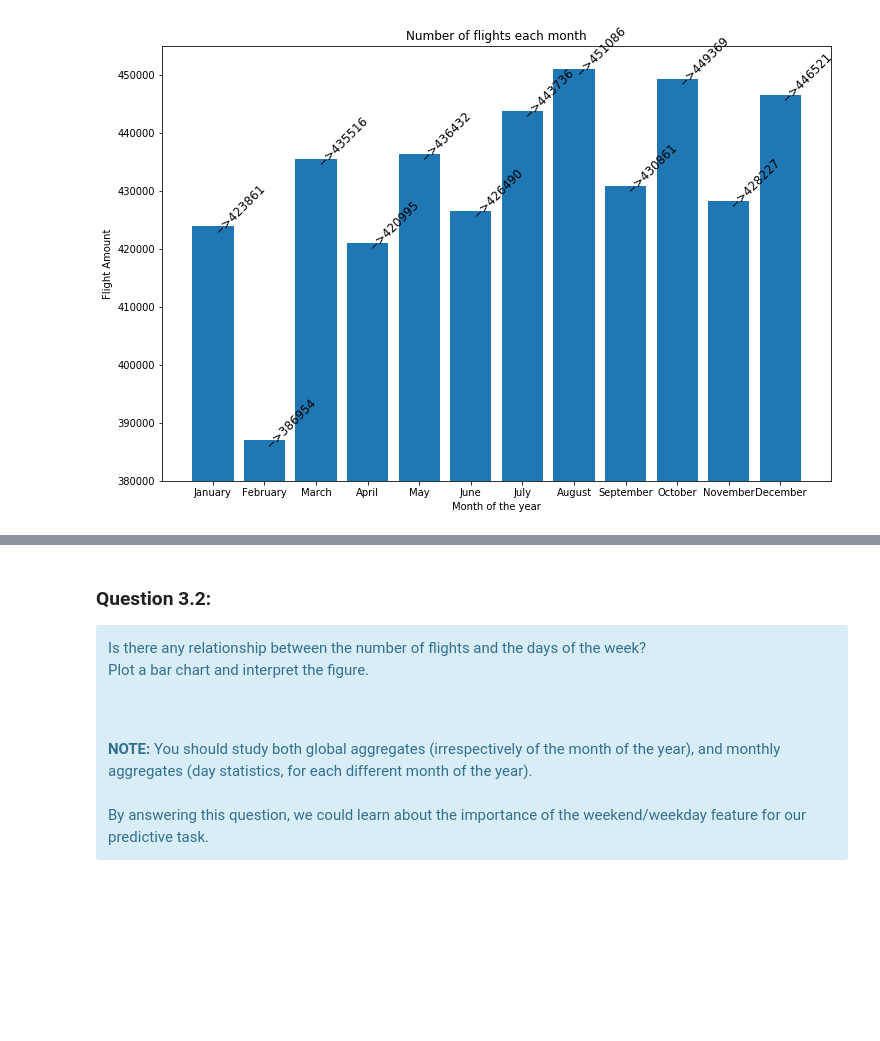
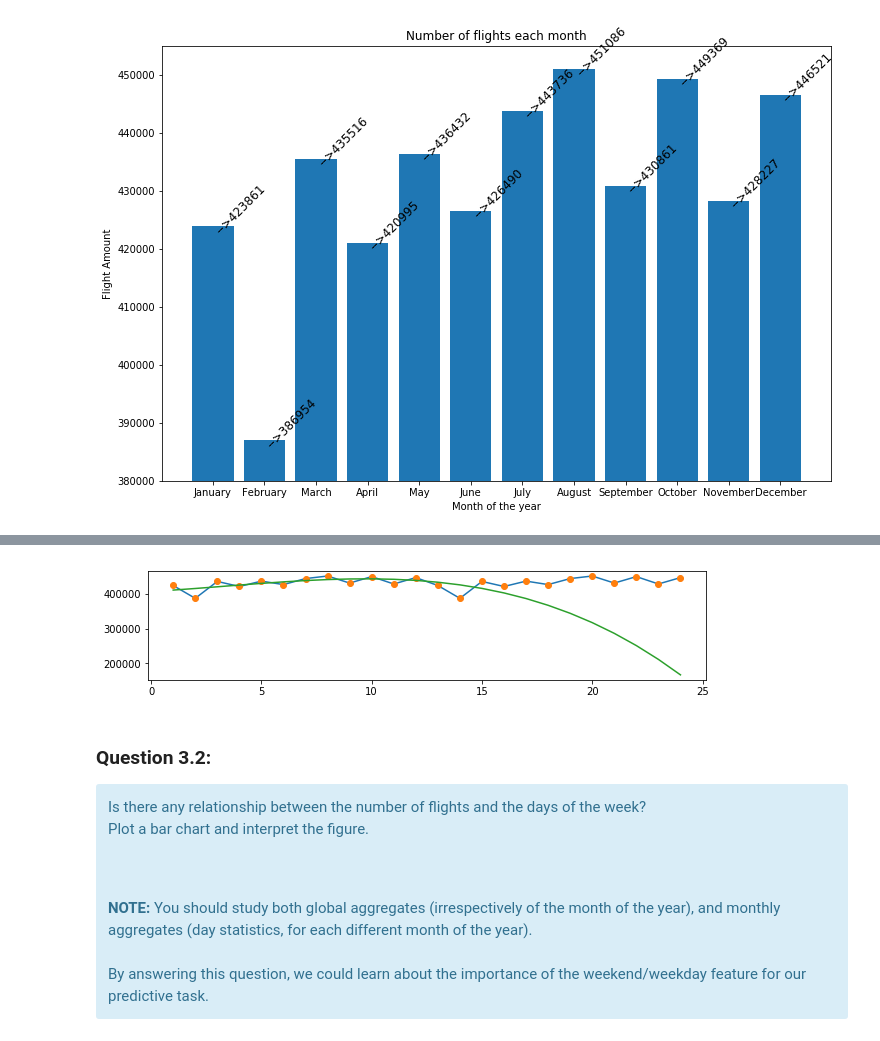
Before and after one commit to koksalb/EURECOM-Clouds, a Jupyter notebook: SparkSQL-master/SPARSQL.ipynb, the cells around one changed output, grey strips where cells are left out. Cells and saved outputs as stored; diff of their text form; code cells hidden in the pictures; blank space fills up the shorter version.

```diff
--- a/SparkSQL-master/SPARSQL.ipynb
+++ b/SparkSQL-master/SPARSQL.ipynb
@@ -583,3 +618,10 @@ plt.show()
+# %%
+fig = plt.subplots(figsize=(10, 2))
+plt.plot(range(1,25),two_yeardata)
+plt.plot(range(1,25), two_yeardata, 'o', range(1,25), p(range(1,25)), '-')
+plt.show()
+# %% [output]
+[figure, added]
 # %% [markdown]
 ### Question 3.2:
 
```
Also changed, not shown: parts of 9 cells of this notebook.
